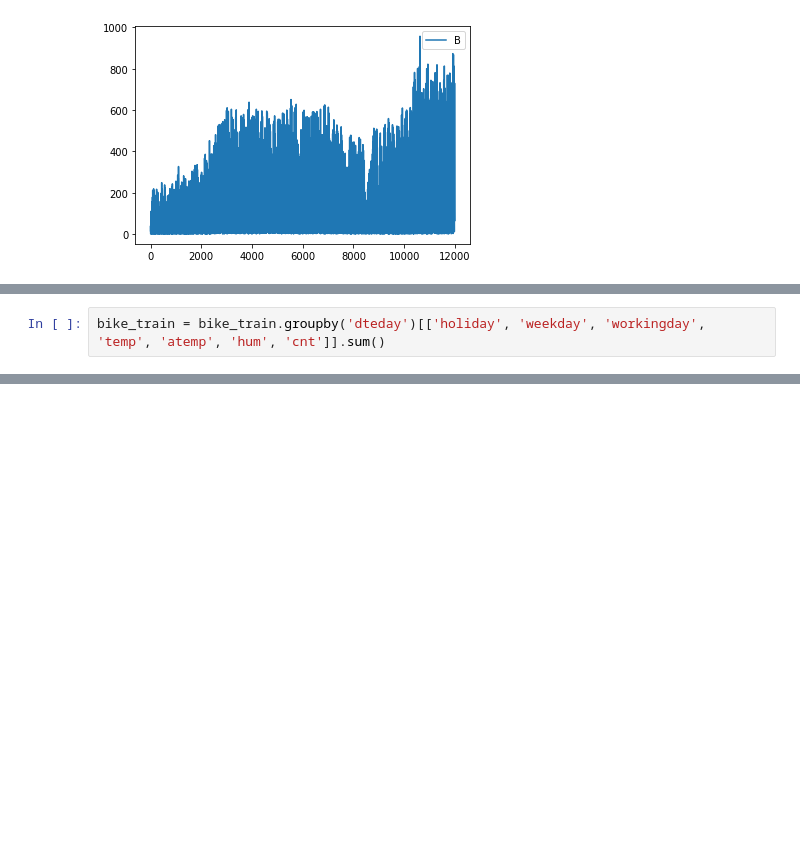
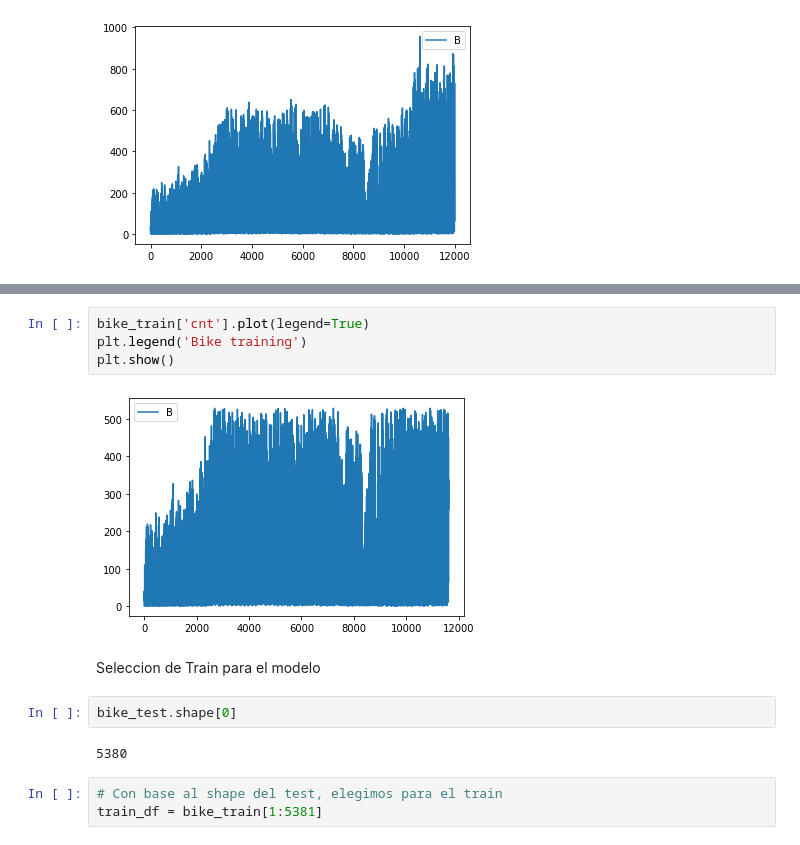
Before and after one commit to rupertsky/Datathon, a Jupyter notebook: bicycle_calc.ipynb, the cells around one changed output, grey strips where cells are left out. Cells and saved outputs as stored; diff of their text form; blank space fills up the shorter version.

Commit message:
model commit

```diff
--- a/bicycle_calc.ipynb
+++ b/bicycle_calc.ipynb
@@ -75,2 +45,0 @@ Downsample
-# %%
-bike_train = bike_train.groupby('dteday')[['holiday', 'weekday', 'workingday', 'temp', 'atemp', 'hum', 'cnt']].sum()
@@ -213,0 +65,15 @@ prediccion = scal.inverse_transform(trainPredict_dataset)[:,0]
+# %%
+bike_train['cnt'].plot(legend=True)
+plt.legend('Bike training')
+plt.show()
+# %% [output]
+[figure, added]
+# %% [markdown]
+Seleccion de Train para el modelo
+# %%
+bike_test.shape[0]
+# %% [output]
+5380
+# %%
+# Con base al shape del test, elegimos para el train
+train_df = bike_train[1:5381]
```
Also changed, not shown: parts of 39 cells of this notebook.
